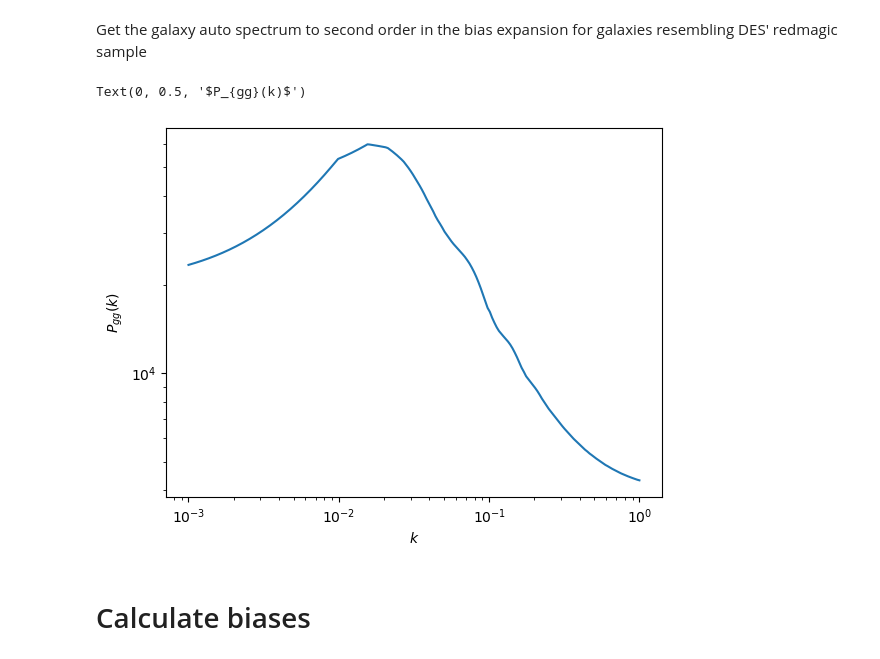
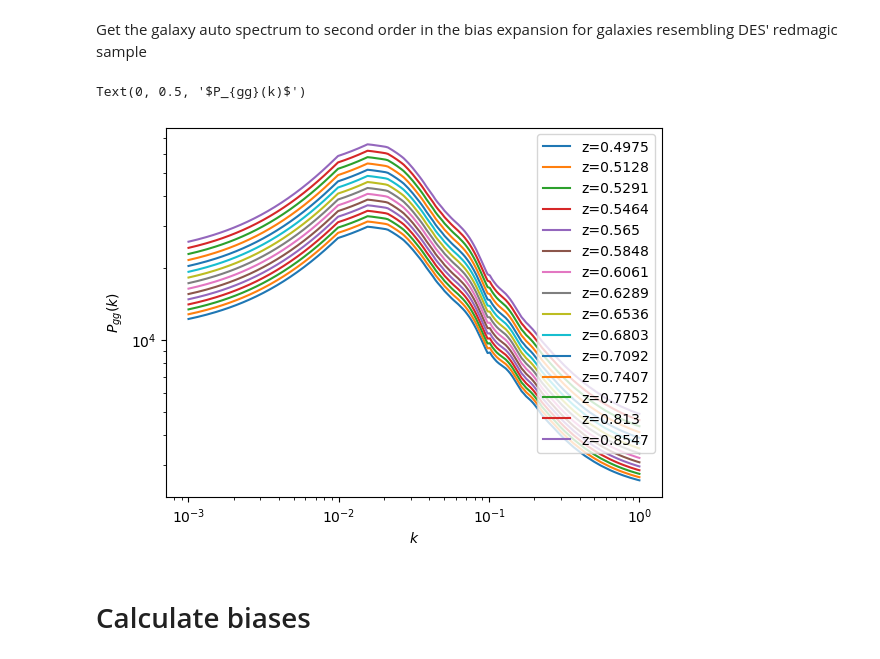
Before and after one commit to abaleato/CARDiAC, a Jupyter notebook: compute_gal_clustering_biases.ipynb, the cells around one changed output. Drawn from its saved outputs; the diff is of its cells as text; code cells hidden in the pictures.

```diff
--- a/compute_gal_clustering_biases.ipynb
+++ b/compute_gal_clustering_biases.ipynb
@@ -19,15 +19,16 @@ from scipy.integrate import quadrature
 # %% [markdown]
 # Calculate $C_l^{\Delta \phi}(r_1, r_2)$
 # %%
-sigma = 0.1 # Standard deviation of the fiducial dndz
-z_mean = 0.6 # Central redshift of the fiducial dndz
+sigma = 0.06 # Standard deviation of the fiducial dndz
+z_mean = 0.59 # Central redshift of the fiducial dndz
 
 # Set the range for the integrals over r. If this changes, the normalization of phi(r) will need to be changed too
 z_min_int = 0.005
 z_max_int = z_mean+2
 
 # Now characterize the perturbations to the dndz
-sigma_zshift = z_mean/5. # Standard deviation of the shifts in the central redshift of the distribution
+error_on_meanz = 0.017*(1+z_mean) # Error on RedMaGiC mean z, from arXiv:1708.01536
+sigma_zshift = error_on_meanz # Standard deviation of the shifts in the central redshift of the distribution
 sigma_zwidth = 0 #sigma/10. # Standard deviation of the variations in the width of the distribution
 modulation_of_mean_of_draws = 0 # Consider also modulating the mean of these shifts across the sky
 # %%
@@ -47,14 +48,14 @@ npix = hp.nside2npix(nside)
 
 # Initialize samples in r (r is comoviing distance throughout)
 n_samples_of_chi = 2**10 # Choose a power of 2
-chi_array = np.linspace(chi_min_int,chi_max_int,n_samples_of_chi)
+chi_array = np.linspace(chi_min_int,chi_max_int+100,n_samples_of_chi)
 
 # Get the redshift corresponding to these values of chi in the Planck18 cosmology
 z_array = np.zeros((npix, n_samples_of_chi))
 for i, chi in enumerate(chi_array):
     z_array[:, i] = z_at_value(Planck18.comoving_distance, chi* u.Mpc)
 # %%
-toy_model = True # If True, seed perturbations only for one Y_{lm}. If False, draw from indep. Gaussians in each pixel
+toy_model = False # If True, seed perturbations only for one Y_{lm}. If False, draw from indep. Gaussians in each pixel
 
 if toy_model:
     # Excite only the l=1, m=1 mode
@@ -94,7 +93,7 @@ phi_perturbed_array = (Planck18.H(z_array[0,:]) / c).value * dndz_perturbed
 phi_fid_array = (Planck18.H(z_array[0,:]) / c).value * dndz_fid
 
 # Normalize the selection function so that \int_{0}^{inf} dr phi(r) = 1
-phi_norm, error = quadrature(interp1d(chi_array, phi_fid_array), chi_min_int, chi_max_int, tol=1e-20, maxiter=500)
+phi_norm, error = quadrature(interp1d(chi_array, phi_fid_array), chi_min_int, chi_max_int, tol=1e-20, miniter=3000)
 phi_perturbed_array *= phi_norm**(-1)
 phi_fid_array *= phi_norm**(-1)
 dndz_fid_normed = dndz_fid / phi_norm
@@ -418,45 +462,56 @@ def compute_velocileptors_spectra(cosmovec, snapscale, use_physical_densities=Tr
 
         # Different cutoff for other spectra, because otherwise different
         # large scale asymptote
 
         cleftobj = CLEFT(k, pk, N=2700, jn=5, cutoff=10)
         cleftobj.make_ptable()
 
     cleftpk[3:, :] = cleftobj.pktable.T[3:, :]
     cleftpk[2, :] /= 2
     cleftpk[6, :] /= 0.25
     cleftpk[7, :] /= 2
     cleftpk[8, :] /= 2
 
     cleftspline = interp1d(cleftpk[0], cleftpk, fill_value='extrapolate')
 
     return cleftspline, cleftobj
 
 emu = LPTEmulator()
 
 k = np.logspace(-3,0,200)
 
-cosmo_vec = np.atleast_2d([0.023, 0.108, -0.73, 0.98, 0.69,  63.2,  2.95,  1.0])
+# Evaluate predictions at the Planck 18 cosmology and redshifts within 7sigma of the dndzmean
+zs_sampled = np.linspace(z_mean - 7*sigma, z_mean + 7*sigma, 15)
+chis_sampled = Planck18.comoving_distance(zs_sampled).value
+for i, z in enumerate(zs_sampled):
+    a = 1/(1+z)
+    if i==0:
+        cosmo_vec = np.atleast_2d([0.0224, 0.120, -1, 0.966, 0.812,  67.32,  3.046,  a]) # Values from Planck 2018
+    else:
+        cosmo_vec = np.vstack([np.atleast_2d([0.0224, 0.120, -1, 0.966, 0.812,  67.32,  3.046,  a]), cosmo_vec])
 
-#compute p_lin to feed to velocileptors
-snapscale = cosmo_vec[0,-1]
-cosmovec = cosmo_vec[0,:]
+lpt_spec = np.zeros((len(cosmo_vec),10,700))
 
-lpt_interp, cleftobk = compute_velocileptors_spectra(cosmovec, snapscale,
-                                                     use_physical_densities=emu.use_physical_densities,
-                                                     use_sigma_8=emu.use_sigma_8, kecleft=False)
-lpt_spec = lpt_interp(emu.k)[1:11,:]
-
+# Evaluate predictions at the relevant redshifts
+for i, c in enumerate(cosmo_vec):
+    lpt_interp, cleftobk = compute_velocileptors_spectra(c, c[-1],
+                                                         use_physical_densities=emu.use_physical_densities,
+                                                         use_sigma_8=emu.use_sigma_8, kecleft=False)
+    lpt_spec[i,...] = lpt_interp(emu.k)[1:11,:]
 emu_spec = emu.predict(k, cosmo_vec, spec_lpt=lpt_spec)
 
-Pkgg = emu.basis_to_full(k, bvec, emu_spec, halomatter=False)
+# Plot
+Pkgg = np.zeros((len(k), len(cosmo_vec[:,-1])))
+for i, z in enumerate(cosmo_vec[:,-1]):
+    Pkgg[:, i] = emu.basis_to_full(k, bvec, emu_spec[i,:,:], halomatter=False)
+    plt.loglog(k, Pkgg[:,i], label='z={}'.format(round(z,4)))
+plt.legend()
 
-plt.loglog(k, Pkgg)
 plt.xlabel(r'$k$')
 plt.ylabel(r'$P_{gg}(k)$')
 # %% [output]
 Text(0, 0.5, '$P_{gg}(k)$')
-[figure, old version]
+[figure, new version]
 # %% [markdown]
 # Calculate biases
 # %% [markdown]
```
Also changed, not shown: parts of 19 cells of this notebook.
